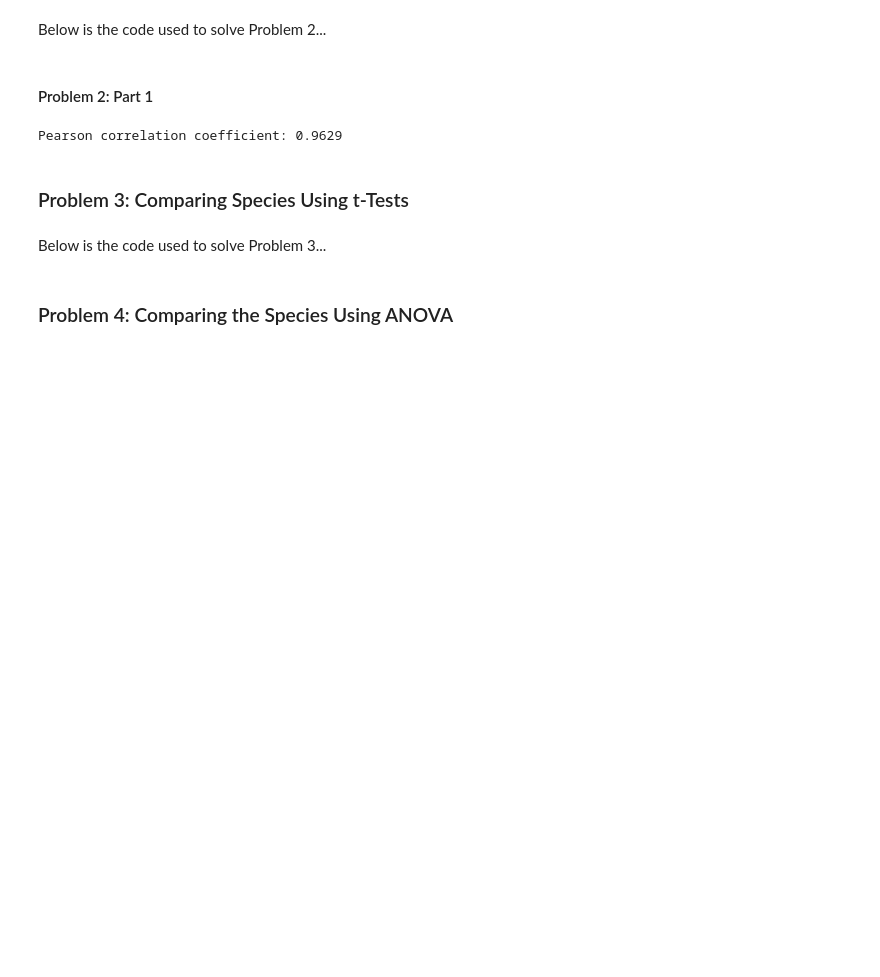
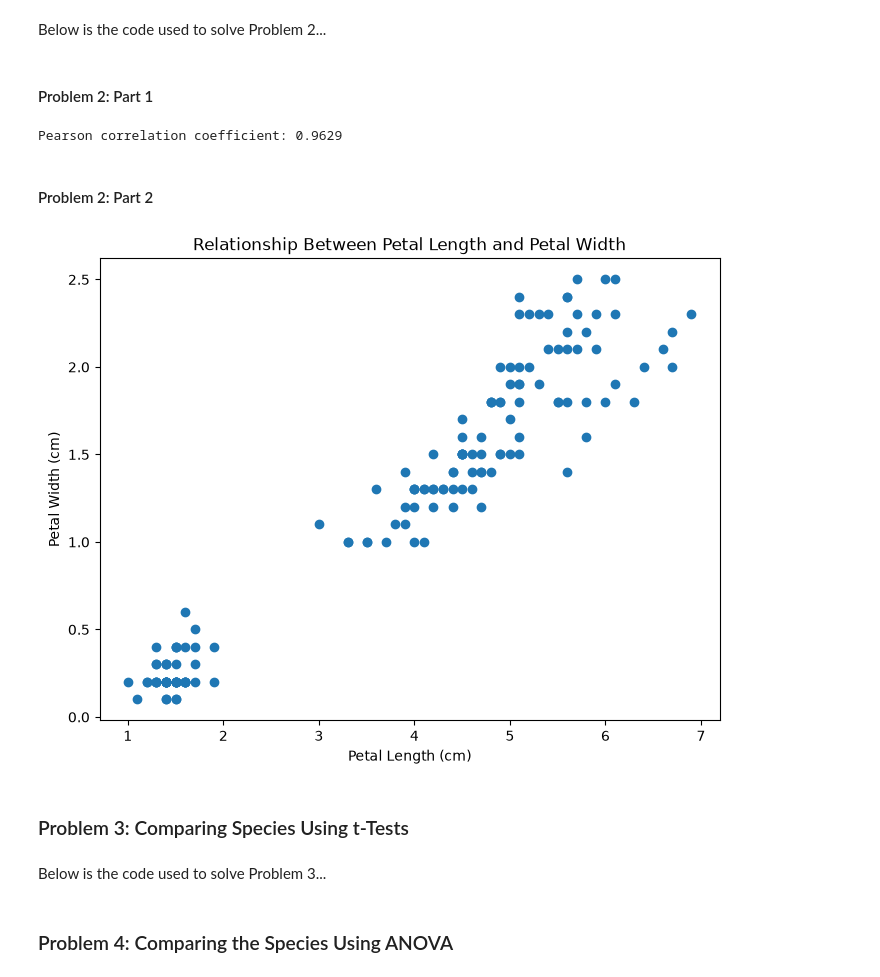
Before and after one commit to philipcullen93/applied_statistics, a Jupyter notebook: problems.ipynb, the cells around one changed output. Drawn from its saved outputs; the diff is of its cells as text; code cells hidden in the pictures; blank space fills up the shorter version.

Commit message:
Created a Scatter Plot for Problem 2 Part 2

```diff
--- a/problems.ipynb
+++ b/problems.ipynb
@@ -315,6 +315,24 @@ correlation, p_value = pearsonr(petal_length, petal_width)
 print(f"Pearson correlation coefficient: {correlation:.4f}")
 # %% [output]
 Pearson correlation coefficient: 0.9629
+# %% [markdown]
+#### Problem 2: Part 2
+# %%
+# Create a scatter plot showing petal length and petal width
+plt.figure(figsize=(8, 6))
+
+# Plot the observations
+plt.scatter(petal_length, petal_width)
+
+# Add labels and title
+plt.xlabel("Petal Length (cm)")
+plt.ylabel("Petal Width (cm)")
+plt.title("Relationship Between Petal Length and Petal Width")
+
+# Display the scatter plot
+plt.show()
+# %% [output]
+[figure, added]
 # %% [markdown]
 ### Problem 3: Comparing Species Using t-Tests
 # %% [markdown]
```
